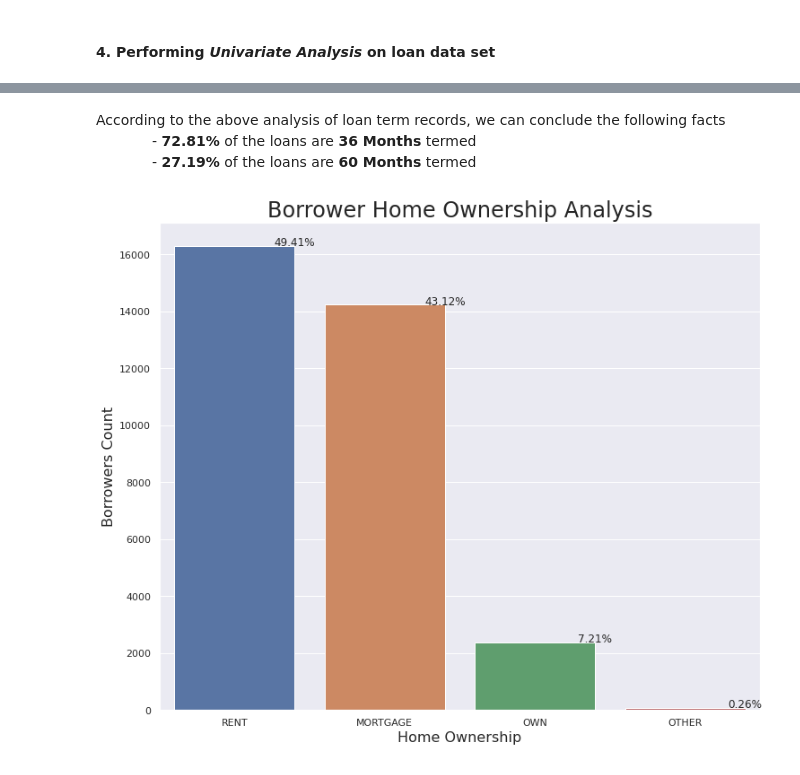
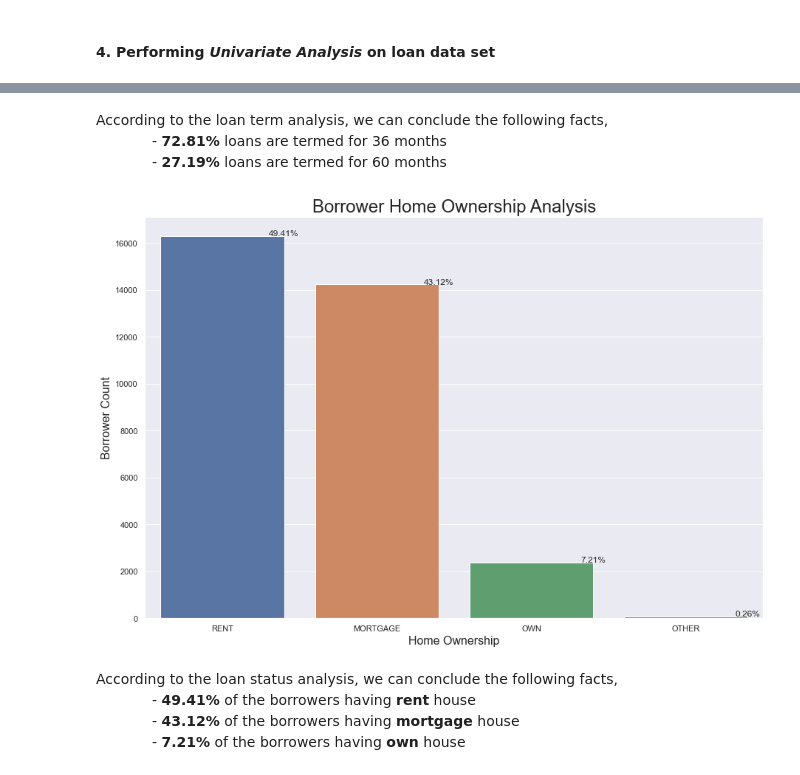
Before and after one commit to edwinttmm/LendingClubCaseStudy, a Jupyter notebook: LendingClubCaseStudySolution.ipynb, the cells around one changed output, grey strips where cells are left out. Cells and saved outputs as stored; diff of their text form; code cells hidden in the pictures.

```diff
--- a/LendingClubCaseStudySolution.ipynb
+++ b/LendingClubCaseStudySolution.ipynb
@@ -293,7 +293,7 @@ loan_data.emp_length = loan_data.emp_length.apply(lambda x: 0 if x=='< 1 year' e
 # %%
 # segregate last_pymnt_d into issue_d_month & issue_d_year
 loan_data['issue_d_month'] = loan_data.issue_d.str.split('-', 1).str[0]
-loan_data['issue_d_year'] = loan_data.issue_d.str.split('-', 1).str[1].apply(lambda x: '20'+x)
+loan_data['issue_d_year'] = loan_data.issue_d.str.split('-', 1).str[1].apply(lambda x: int('20'+x))
 # %%
 # segregate earliest_cr_line into earliest_cr_line_month & earliest_cr_line_year
 loan_data['earliest_cr_line_month'] = loan_data.earliest_cr_line.str.split('-', 1).str[0]
@@ -427,5 +436,6 @@ __As per the above vital sanity checks, we can ensure that the loan data set is
 # %%
-def univar(variable1,title,xlabel,yabel,a,b):
+# creating the method for plot bar chart
+def univar_bar(variable1,title,xlabel,yabel,a,b):
         counts = loan_data[variable1].value_counts().rename_axis(variable1).reset_index(name='count')
         sns.set(rc={'figure.figsize':(a,b)})
 
@@ -481,11 +513,15 @@ univar('term', 'Loan Term Analysis','Loan Term (Months)', 'Loan Count',12,10)
 # %% [markdown]
-According to the above analysis of loan term records, we can conclude the following facts <br>
-&emsp;&emsp;&emsp;&emsp;-  __72.81%__ of the loans are __36 Months__ termed<br>
-&emsp;&emsp;&emsp;&emsp;-  __27.19%__ of the loans are __60 Months__ termed<br>
+According to the loan term analysis, we can conclude the following facts,<br>
+&emsp;&emsp;&emsp;&emsp;- __72.81%__ loans are termed for 36 months<br>
+&emsp;&emsp;&emsp;&emsp;- __27.19%__ loans are termed for 60 months<br>
 # %%
-# plotting loan status including percentage
-
-univar('home_ownership', 'Borrower Home Ownership Analysis','Home Ownership', 'Borrowers Count',12,10)
+# plotting borrower home ownership including percentage
+univar_bar('home_ownership', 'Borrower Home Ownership Analysis','Home Ownership', 'Borrower Count',15,10)
 # %% [output]
-[figure, old version]
+[figure, new version]
+# %% [markdown]
+According to the loan status analysis, we can conclude the following facts,<br>
+&emsp;&emsp;&emsp;&emsp;-  __49.41%__ of the borrowers having __rent__ house<br>
+&emsp;&emsp;&emsp;&emsp;-  __43.12%__ of the borrowers having __mortgage__ house<br>
+&emsp;&emsp;&emsp;&emsp;-  __7.21%__ of the borrowers having __own__ house<br>
 # %%
```
Also changed, not shown: parts of 27 cells of this notebook.
